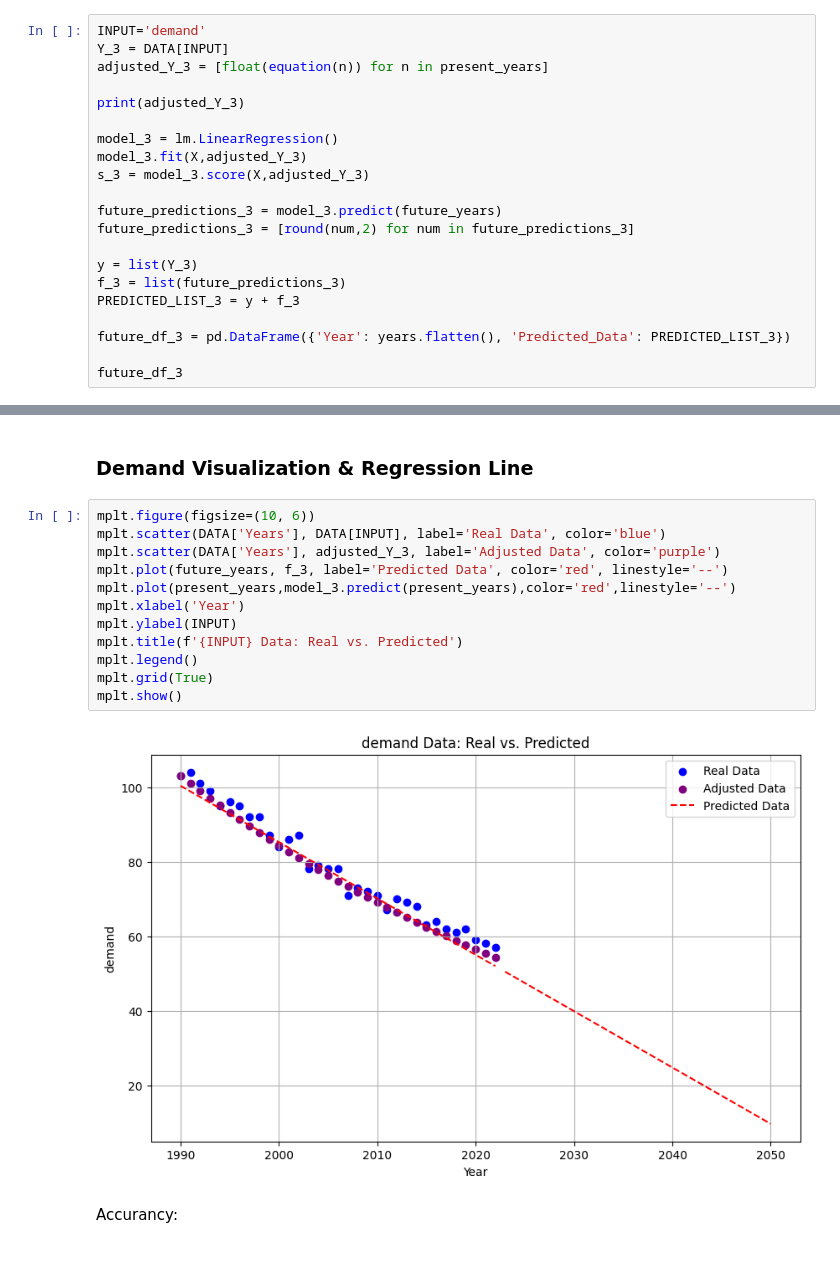
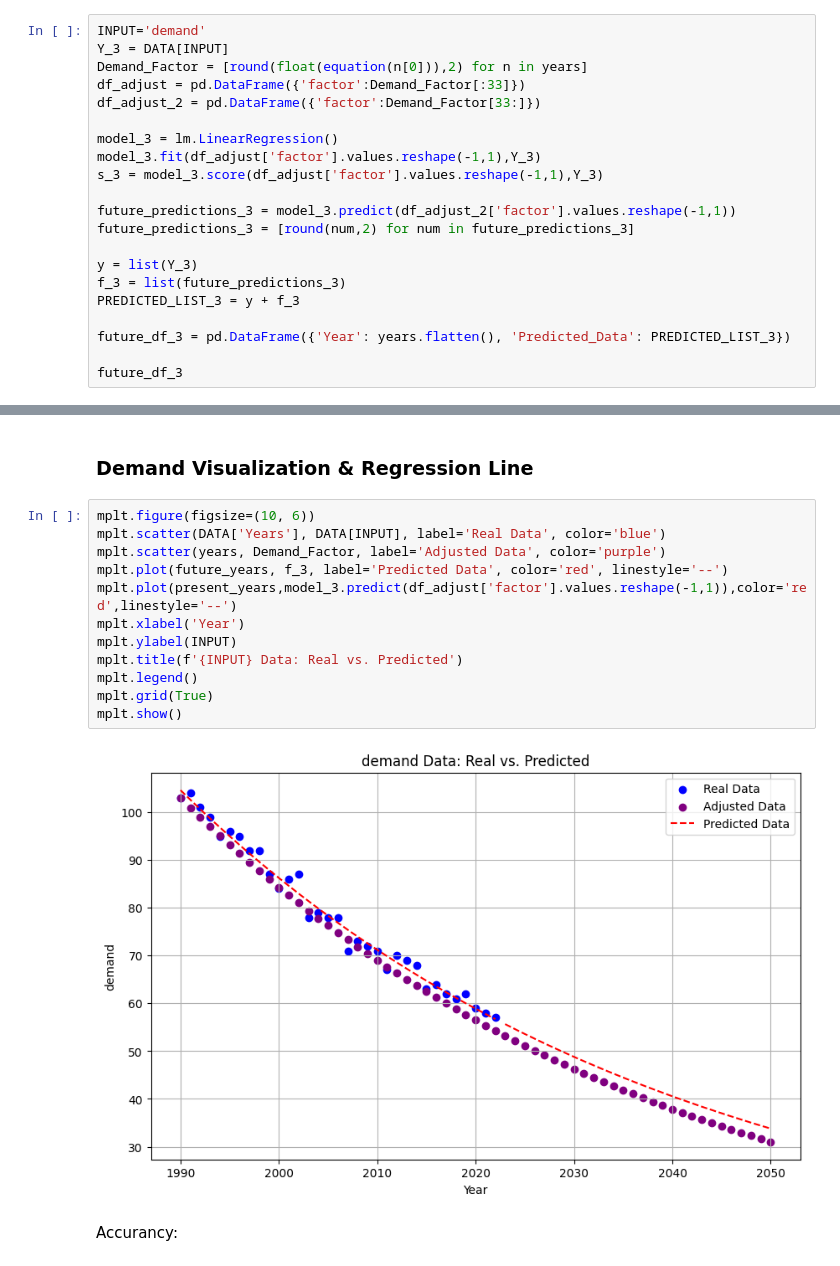
Before and after one commit to PhantomGXx/BestEngEcoTeam-PythonProject, a Jupyter notebook: EE-PROJECT-BEET.ipynb, the cells around one changed output, grey strips where cells are left out. Drawn from its saved outputs; the diff is of its cells as text.

```diff
--- a/EE-PROJECT-BEET.ipynb
+++ b/EE-PROJECT-BEET.ipynb
@@ -292,15 +292,15 @@ def equation(n):
 # %%
 INPUT='demand'
 Y_3 = DATA[INPUT]
-adjusted_Y_3 = [float(equation(n)) for n in present_years]
-
-print(adjusted_Y_3)
+Demand_Factor = [round(float(equation(n[0])),2) for n in years]
+df_adjust = pd.DataFrame({'factor':Demand_Factor[:33]})
+df_adjust_2 = pd.DataFrame({'factor':Demand_Factor[33:]})
 
 model_3 = lm.LinearRegression()
-model_3.fit(X,adjusted_Y_3)
-s_3 = model_3.score(X,adjusted_Y_3)
+model_3.fit(df_adjust['factor'].values.reshape(-1,1),Y_3)
+s_3 = model_3.score(df_adjust['factor'].values.reshape(-1,1),Y_3)
 
-future_predictions_3 = model_3.predict(future_years)
+future_predictions_3 = model_3.predict(df_adjust_2['factor'].values.reshape(-1,1))
 future_predictions_3 = [round(num,2) for num in future_predictions_3]
 
 y = list(Y_3)
@@ -330,17 +329,17 @@ future_df_3
 # %%
 mplt.figure(figsize=(10, 6))
 mplt.scatter(DATA['Years'], DATA[INPUT], label='Real Data', color='blue')
-mplt.scatter(DATA['Years'], adjusted_Y_3, label='Adjusted Data', color='purple')
+mplt.scatter(years, Demand_Factor, label='Adjusted Data', color='purple')
 mplt.plot(future_years, f_3, label='Predicted Data', color='red', linestyle='--')
-mplt.plot(present_years,model_3.predict(present_years),color='red',linestyle='--')
+mplt.plot(present_years,model_3.predict(df_adjust['factor'].values.reshape(-1,1)),color='red',linestyle='--')
 mplt.xlabel('Year')
 mplt.ylabel(INPUT)
 mplt.title(f'{INPUT} Data: Real vs. Predicted')
 mplt.legend()
 mplt.grid(True)
 mplt.show()
 # %% [output]
-[figure, old version]
+[figure, new version]
 # %% [markdown]
 Accurancy:
 # %%
```
Also changed, not shown: parts of 15 cells of this notebook, 1 other file.
